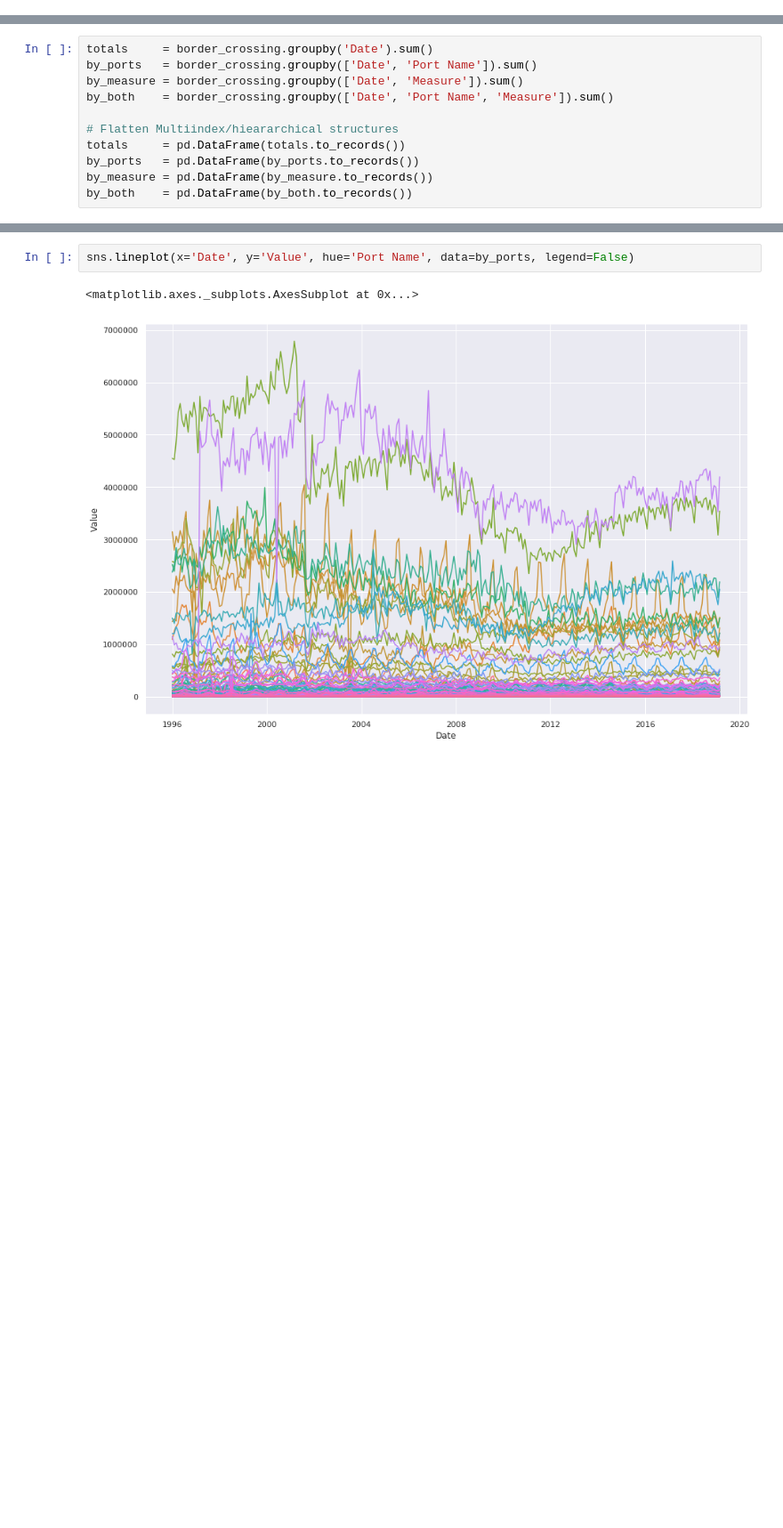
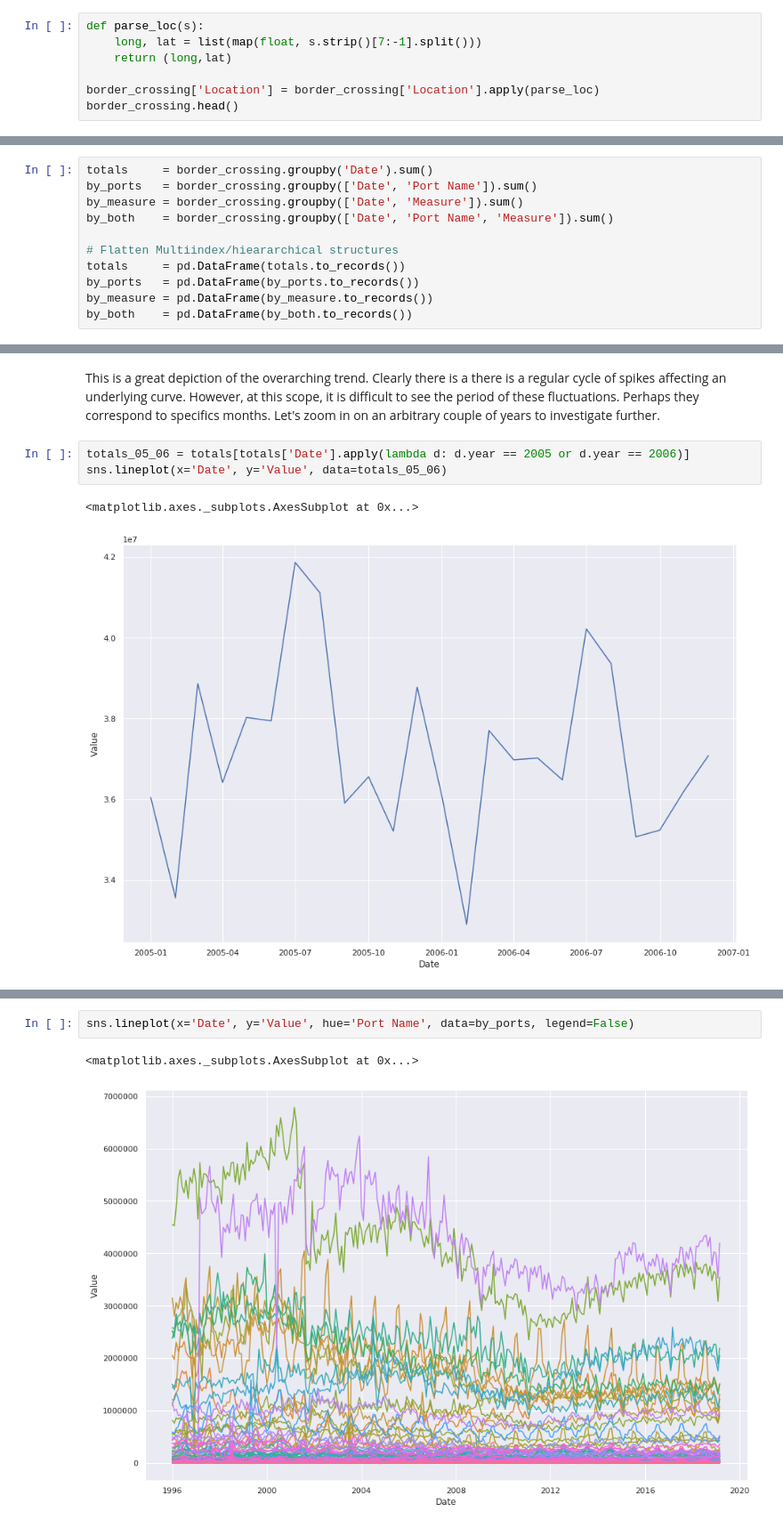
Before and after one commit to dynamic-duo-data-science/dynamicduo, a Jupyter notebook: notebooks/Visualization.ipynb, the cells around one changed output, grey strips where cells are left out. Shown at 89% size. Saved outputs shown, nothing was run; the diff lists cells and outputs as text; blank space fills up the shorter version.

```diff
--- a/notebooks/Visualization.ipynb
+++ b/notebooks/Visualization.ipynb
@@ -31,0 +41,7 @@ border_crossing = border_crossing.sort_values(by='Date')
+# %%
+def parse_loc(s):
+    long, lat = list(map(float, s.strip()[7:-1].split()))
+    return (long,lat)
+
+border_crossing['Location'] = border_crossing['Location'].apply(parse_loc)
+border_crossing.head()
@@ -54,3 +82,11 @@ To register the converters:
   warnings.warn(msg, FutureWarning)
 <matplotlib.axes._subplots.AxesSubplot at 0x...>
 [figure]
+# %% [markdown]
+This is a great depiction of the overarching trend. Clearly there is a there is a regular cycle of spikes affecting an underlying curve. However, at this scope, it is difficult to see the period of these fluctuations. Perhaps they correspond to specifics months. Let's zoom in on an arbitrary couple of years to investigate further.
+# %%
+totals_05_06 = totals[totals['Date'].apply(lambda d: d.year == 2005 or d.year == 2006)]
+sns.lineplot(x='Date', y='Value', data=totals_05_06)
+# %% [output]
+<matplotlib.axes._subplots.AxesSubplot at 0x...>
+[figure, added]
```
Also changed, not shown: parts of 33 cells of this notebook.
